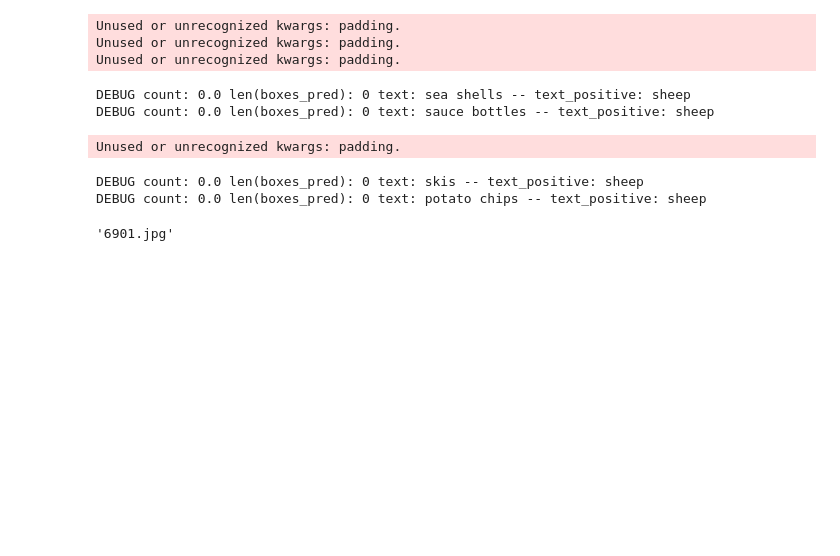
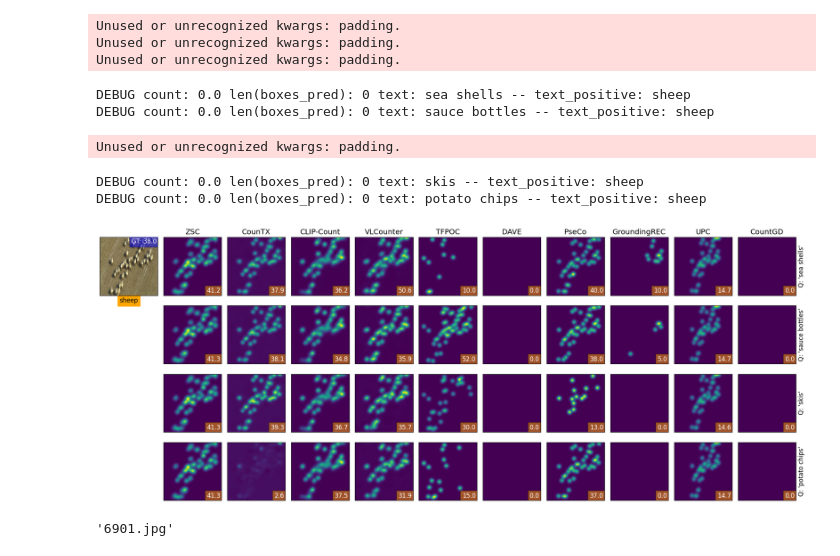
Before and after one commit to ciampluca/PrACo, a Jupyter notebook: qualitative.ipynb, the cells around one changed output. Cells and saved outputs as stored; diff of their text form; code cells hidden in the pictures; blank space fills up the shorter version.

```diff
--- a/qualitative.ipynb
+++ b/qualitative.ipynb
@@ -311,10 +335,19 @@ DEBUG count: 0.0 len(boxes_pred): 0 text: skis -- text_positive: sheep
 DEBUG count: 0.0 len(boxes_pred): 0 text: potato chips -- text_positive: sheep
 # %%
 import matplotlib.pyplot as plt
+
+from scipy import ndimage
+
+APPLY_GAUSSIAN_SMOOTHING = True
+GAUSSIAN_SIGMA = 9.0
+
 plt.rcParams.update({'font.size': 12})
 
+models_to_show = models_to_show
+
+
 # Create a figure with the specified layout
-fig, axs = plt.subplots(len(neg_classes), len(models) + 1, figsize=(12, 2*len(neg_classes)))
+fig, axs = plt.subplots(len(neg_classes), len(models_to_show) + 1, figsize=(20, 2*len(neg_classes)))
 
 text_margin = 0.02
 
@@ -335,7 +368,7 @@ axs[0, 0].text(1.0 - text_margin, 1.0 - text_margin, f"GT: {gt_count:.1f}", clip
 axs[0, 0].set_xlabel(f"{positive_class}", backgroundcolor='orange', color='black')
 
 # Iterate over the models
-for j, model_name in enumerate(models):
+for j, model_name in enumerate(models_to_show):
     # Get the density map for the current model
     dmaps = neg_dmaps_dict[model_name]['dmaps']
     cnts = neg_dmaps_dict[model_name]['cnts']
@@ -344,36 +377,41 @@ for j, model_name in enumerate(models):
     for i, (neg_class, dmap, cnt) in enumerate(zip(neg_classes, dmaps, cnts)):
 
         # Plot the density map in the corresponding column
+        if APPLY_GAUSSIAN_SMOOTHING:
+            dmap = ndimage.gaussian_filter(dmap.astype(float), sigma=GAUSSIAN_SIGMA, order=0)
         axs[i, j+1].imshow(dmap, cmap='viridis')
         # print(dmap.shape)
 
         # In the lower right corner, display the lower_count
         axs[i, j+1].text(1.0 - text_margin, 0.0 + text_margin, f"{cnt:.1f}", clip_on=True, color='white', fontsize=12, ha='right', va='bottom', transform=axs[i, j+1].transAxes, bbox=dict(facecolor='orange', alpha=0.5))
 
         if i == 0:
-            axs[i, j+1].set_title(f"{model_name}")
+            shortened_model_name = shorten_model_name(model_name)
+            axs[i, j+1].set_title(f"{shortened_model_name}")
 
-        if j == len(models) - 1:
+        if j == len(models_to_show) - 1:
             axs[i, j+1].yaxis.set_label_position("right")
             axs[i, j+1].set_ylabel(f"Q: '{neg_class}'")
 
 for i in range(1, len(neg_classes)):
     axs[i, 0].set_visible(False)
 
 
 # Adjust the spacing between subplots
 plt.tight_layout()
 
 # Remove the x and y ticks
 for ax in axs.flatten():
     ax.set_xticks([])
     ax.set_yticks([])
 
 plt.subplots_adjust(wspace=0.1, hspace=0.1)
 
 # Show the figure
 plt.savefig(f"{img_name}_negative_mosaics.pdf")
 plt.show()
+# %% [output]
+[figure, added]
 # %%
 img_name
 # %% [output]
```
Also changed, not shown: parts of 2 cells of this notebook.
